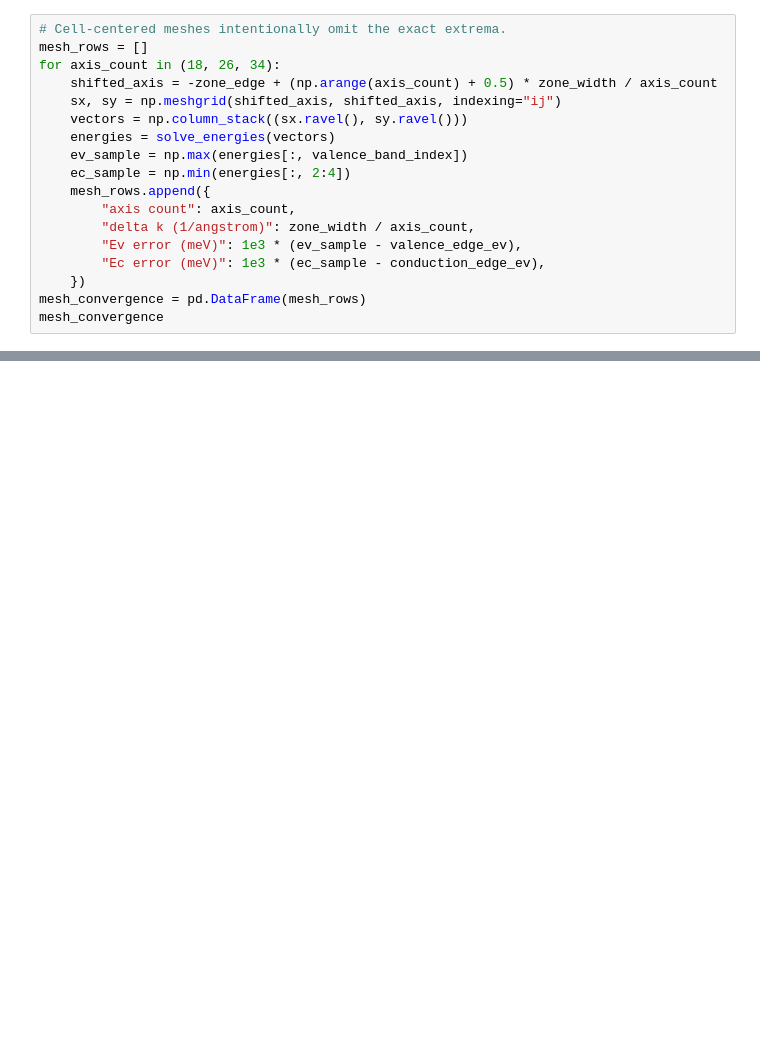
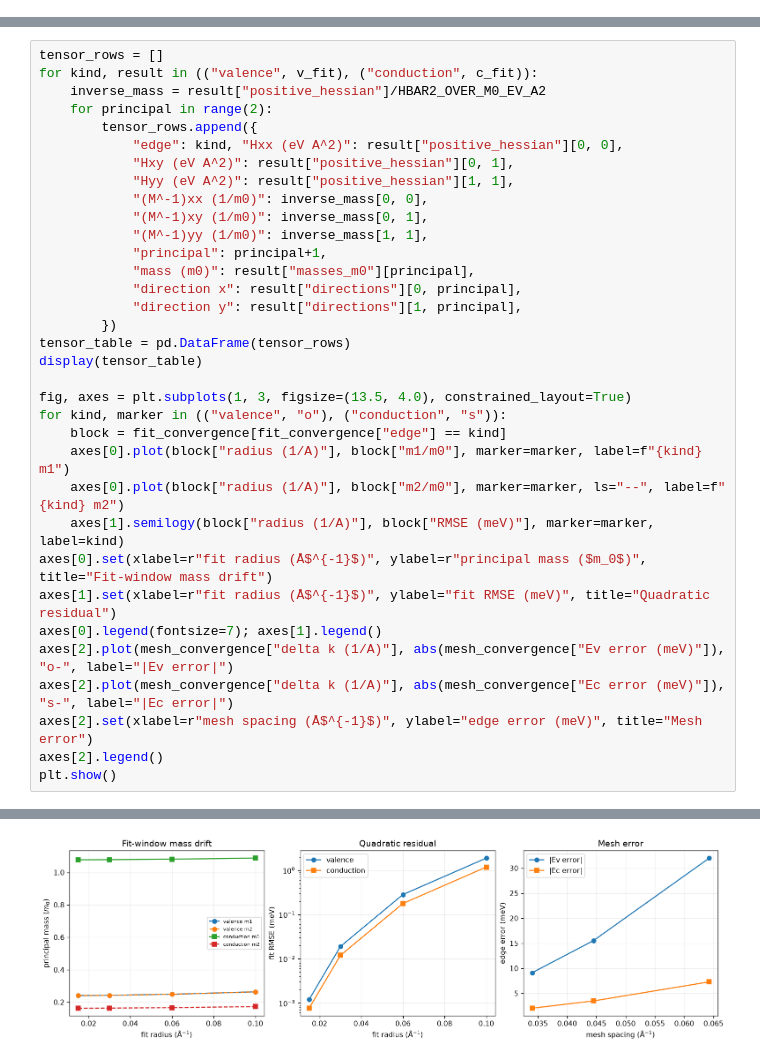
Before and after one commit to eragasa/dlsu_SEMPHY01, a Jupyter notebook: dlsu_AY20262026T1/LA1/notebooks/01_bloch2d_validation.ipynb, the cells around one changed output, grey strips where cells are left out. Cells and saved outputs as stored; diff of their text form; blank space fills up the shorter version.

```diff
--- a/dlsu_AY20262026T1/LA1/notebooks/01_bloch2d_validation.ipynb
+++ b/dlsu_AY20262026T1/LA1/notebooks/01_bloch2d_validation.ipynb
@@ -333,18 +0,0 @@ basis_convergence
-# %%
-# Cell-centered meshes intentionally omit the exact extrema.
-mesh_rows = []
-for axis_count in (18, 26, 34):
-    shifted_axis = -zone_edge + (np.arange(axis_count) + 0.5) * zone_width / axis_count
-    sx, sy = np.meshgrid(shifted_axis, shifted_axis, indexing="ij")
-    vectors = np.column_stack((sx.ravel(), sy.ravel()))
-    energies = solve_energies(vectors)
-    ev_sample = np.max(energies[:, valence_band_index])
-    ec_sample = np.min(energies[:, 2:4])
-    mesh_rows.append({
-        "axis count": axis_count,
-        "delta k (1/angstrom)": zone_width / axis_count,
-        "Ev error (meV)": 1e3 * (ev_sample - valence_edge_ev),
-        "Ec error (meV)": 1e3 * (ec_sample - conduction_edge_ev),
-    })
-mesh_convergence = pd.DataFrame(mesh_rows)
-mesh_convergence
@@ -1067,0 +356,35 @@ The checkerboard calculation validates curvature extraction, degeneracy bookkeep
+# %%
+tensor_rows = []
+for kind, result in (("valence", v_fit), ("conduction", c_fit)):
+    inverse_mass = result["positive_hessian"]/HBAR2_OVER_M0_EV_A2
+    for principal in range(2):
+        tensor_rows.append({
+            "edge": kind, "Hxx (eV A^2)": result["positive_hessian"][0, 0],
+            "Hxy (eV A^2)": result["positive_hessian"][0, 1],
+            "Hyy (eV A^2)": result["positive_hessian"][1, 1],
+            "(M^-1)xx (1/m0)": inverse_mass[0, 0],
+            "(M^-1)xy (1/m0)": inverse_mass[0, 1],
+            "(M^-1)yy (1/m0)": inverse_mass[1, 1],
+            "principal": principal+1,
+            "mass (m0)": result["masses_m0"][principal],
+            "direction x": result["directions"][0, principal],
+            "direction y": result["directions"][1, principal],
+        })
+tensor_table = pd.DataFrame(tensor_rows)
+display(tensor_table)
+
+fig, axes = plt.subplots(1, 3, figsize=(13.5, 4.0), constrained_layout=True)
+for kind, marker in (("valence", "o"), ("conduction", "s")):
+    block = fit_convergence[fit_convergence["edge"] == kind]
+    axes[0].plot(block["radius (1/A)"], block["m1/m0"], marker=marker, label=f"{kind} m1")
+    axes[0].plot(block["radius (1/A)"], block["m2/m0"], marker=marker, ls="--", label=f"{kind} m2")
+    axes[1].semilogy(block["radius (1/A)"], block["RMSE (meV)"], marker=marker, label=kind)
+axes[0].set(xlabel=r"fit radius (Å$^{-1}$)", ylabel=r"principal mass ($m_0$)", title="Fit-window mass drift")
+axes[1].set(xlabel=r"fit radius (Å$^{-1}$)", ylabel="fit RMSE (meV)", title="Quadratic residual")
+axes[0].legend(fontsize=7); axes[1].legend()
+axes[2].plot(mesh_convergence["delta k (1/A)"], abs(mesh_convergence["Ev error (meV)"]), "o-", label="|Ev error|")
+axes[2].plot(mesh_convergence["delta k (1/A)"], abs(mesh_convergence["Ec error (meV)"]), "s-", label="|Ec error|")
+axes[2].set(xlabel=r"mesh spacing (Å$^{-1}$)", ylabel="edge error (meV)", title="Mesh error")
+axes[2].legend()
+plt.show()
+# %% [output]
@@ -1067,0 +396 @@ The checkerboard calculation validates curvature extraction, degeneracy bookkeep
+[figure, added]
```
Also changed, not shown: parts of 60 cells of this notebook, 34 other files.
